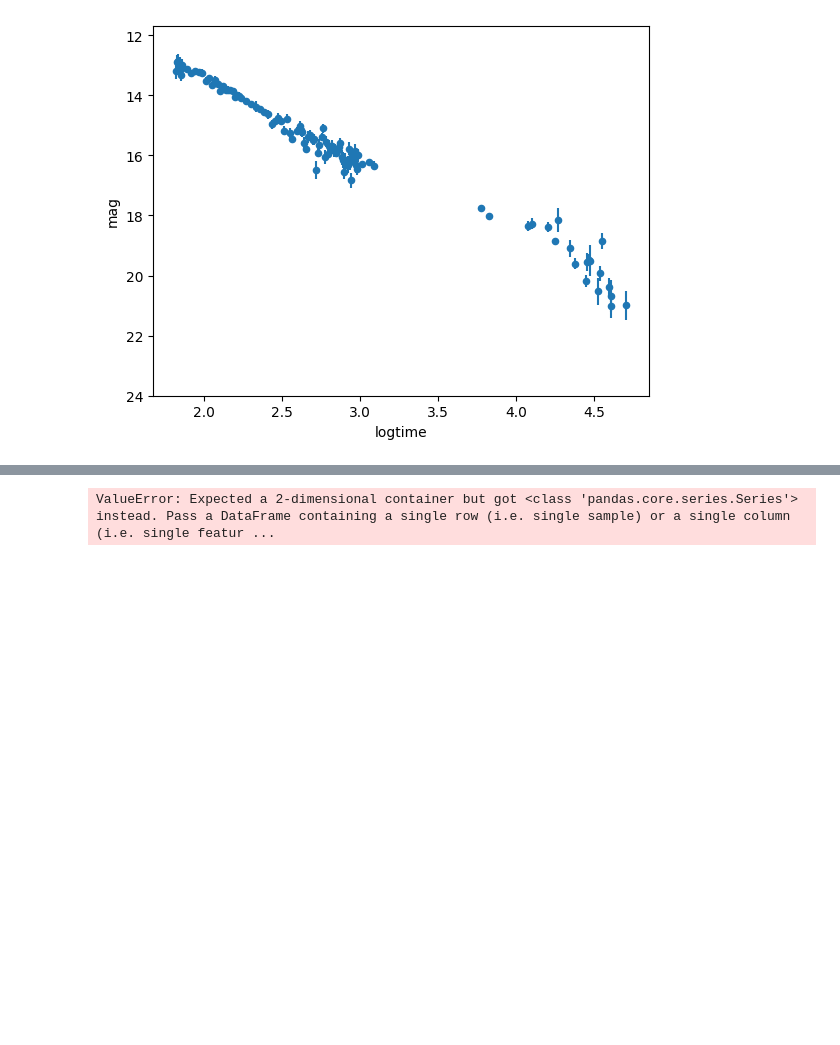
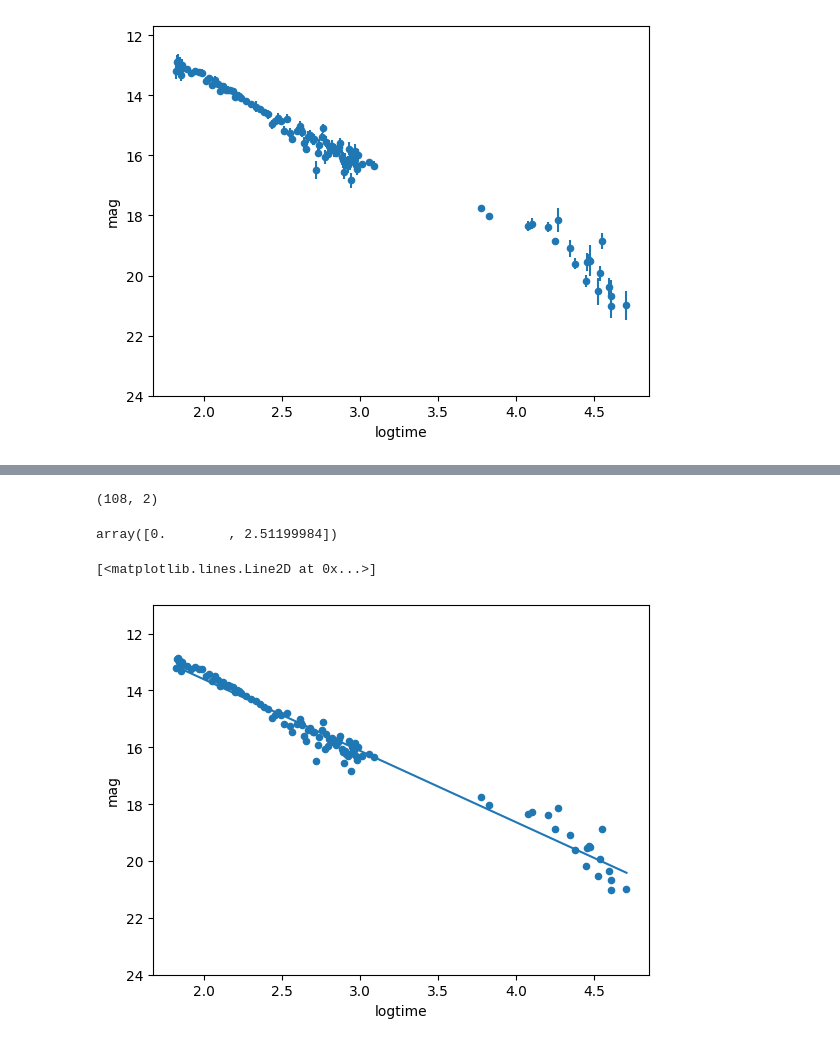
Before and after one commit to urvesh2012/MLTSA25_UBhagat, a Jupyter notebook: labs/MLTSA_WK_3.ipynb, the cells around one changed output, grey strips where cells are left out. Saved outputs shown, nothing was run; the diff lists cells and outputs as text; code cells hidden in the pictures; blank space fills up the shorter version.

```diff
--- a/labs/MLTSA_WK_3.ipynb
+++ b/labs/MLTSA_WK_3.ipynb
@@ -61,11 +122,26 @@ from sklearn.linear_model import LinearRegression
+# %%
+grbAG_nonan=grbAG.dropna()
+#grbAg.dropna(inplace=True)
 # %%
-x=grbAG["logtime"].values
-X=np.c_[[np.ones]]
-y=grbAG["mag"]
+x=grbAG_nonan.loc[:,"logtime"].values
+y=grbAG_nonan.loc[:,"mag"].values
+# %%
+X=np.c_[np.ones((len(grbAG_nonan),1)), x]
+X.shape
+# %% [output]
+(108, 2)
 # %%
-lr=LinearRegression()
-x=grbAG["logtime"]
-y=grbAG["mag"]
-lr.fit(x,y)
+lr=LinearRegression(fit_intercept=True)
+lr.fit(X,y)
+lr.coef_
 # %% [output]
-ValueError: Expected a 2-dimensional container but got <class 'pandas.core.series.Series'> instead. Pass a DataFrame containing a single row (i.e. single sample) or a single column (i.e. single featur ...
+array([0.        , 2.51199984])
+# %%
+from matplotlib import pylab as plt
+ax=grbAG_nonan.plot(x="logtime",y="mag",kind="scatter")
+ax.set_ylim(24,11)
+x_range=[[1,grbAG_nonan["logtime"].min()], [1,grbAG_nonan["logtime"].max()]]
+ax.plot(x,lr.predict(X))
+# %% [output]
+[<matplotlib.lines.Line2D at 0x...>]
+[figure, added]
```
Also changed, not shown: parts of 6 cells of this notebook.
